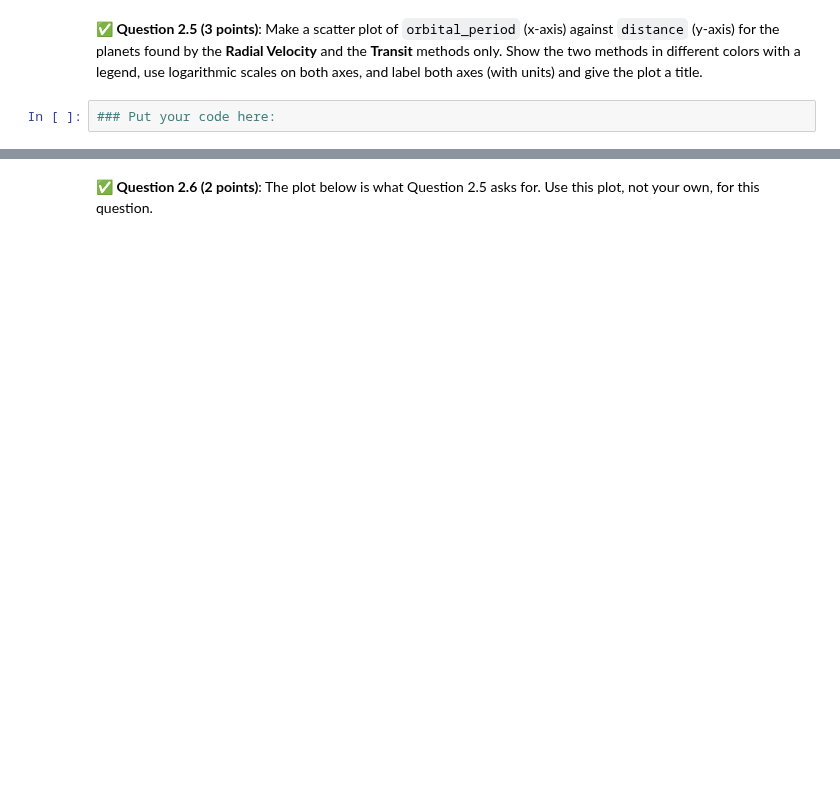
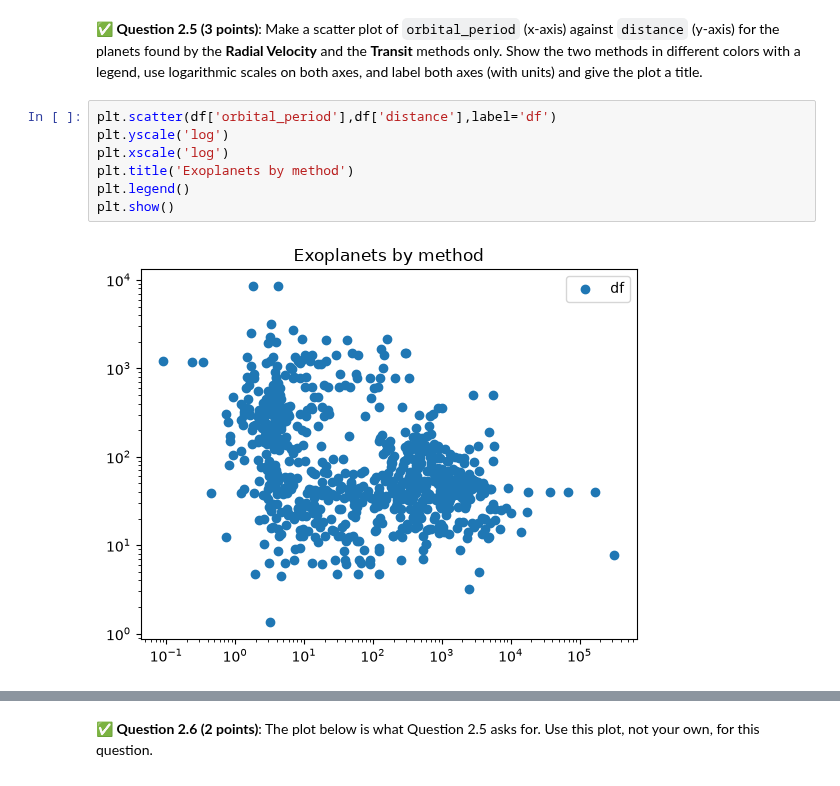
Before and after one commit to camkorson/CMSE202-f26-turnin, a Jupyter notebook: midterm/CMSE202-Midterm-Section001-STUDENT-F26_GS.ipynb, the cells around one changed output, grey strips where cells are left out. Cells and saved outputs as stored; diff of their text form; blank space fills up the shorter version.

```diff
--- a/midterm/CMSE202-Midterm-Section001-STUDENT-F26_GS.ipynb
+++ b/midterm/CMSE202-Midterm-Section001-STUDENT-F26_GS.ipynb
@@ -214,8 +217,15 @@ Radial Velocity found the most planets, finding 553 planets.
 <!-- BEGIN QUESTION -->
 
 &#9989; **Question 2.5 (3 points)**: Make a scatter plot of `orbital_period` (x-axis) against `distance` (y-axis) for the planets found by the **Radial Velocity** and the **Transit** methods only. Show the two methods in different colors with a legend, use logarithmic scales on both axes, and label both axes (with units) and give the plot a title.
-# %%
-### Put your code here:
+# %%
+plt.scatter(df['orbital_period'],df['distance'],label='df')
+plt.yscale('log')
+plt.xscale('log')
+plt.title('Exoplanets by method')
+plt.legend()
+plt.show()
+# %% [output]
+[figure, added]
 # %% [markdown]
 <!-- END QUESTION -->
 <!-- DO NOT MODIFY OR DELETE THIS CELL -->
```
Also changed, not shown: parts of 14 cells of this notebook.
